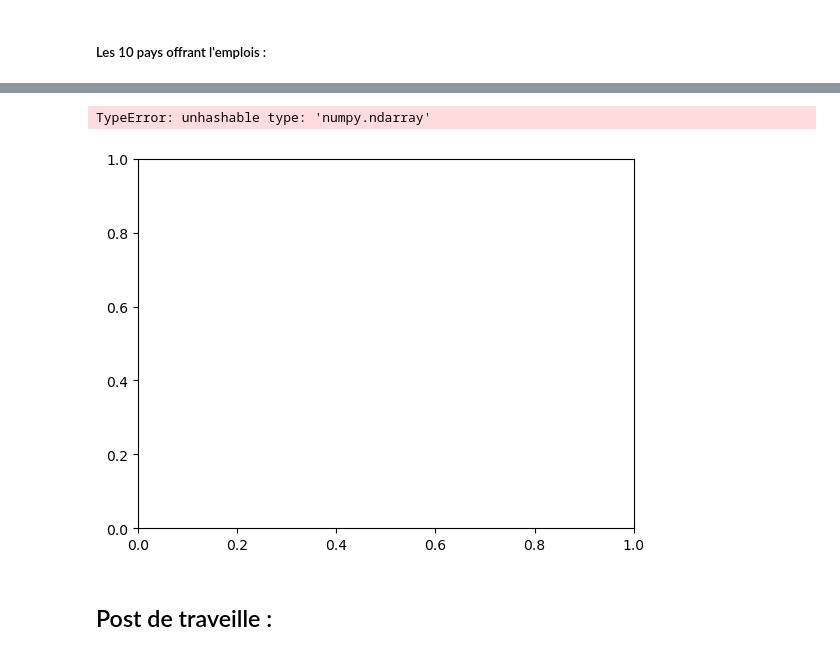
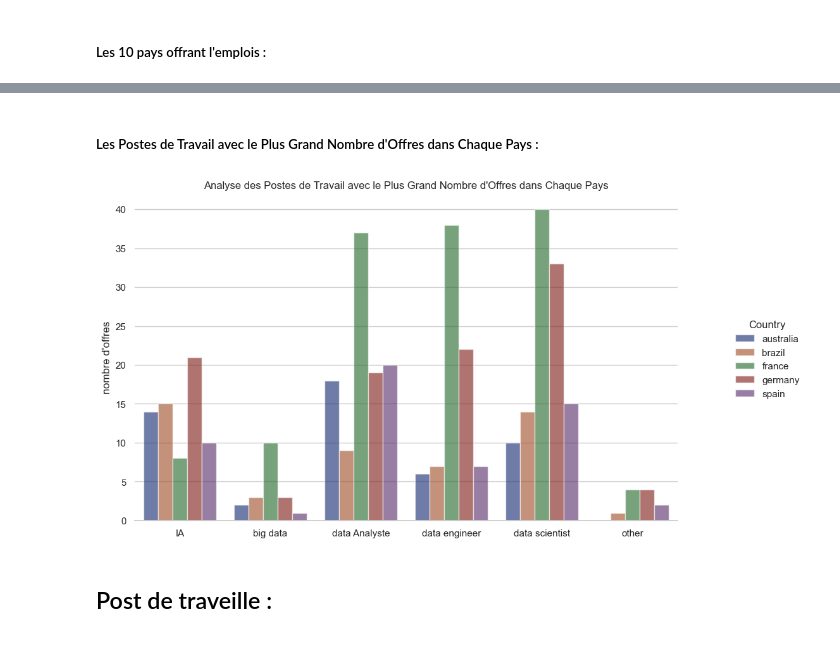
Before and after one commit to aminelfaquiri/Analyse_des_opportunites_demploi_Project, a Jupyter notebook: Analyse_des_opportunites_demploi.ipynb, the cells around one changed output, grey strips where cells are left out. Cells and saved outputs as stored; diff of their text form; code cells hidden in the pictures.

```diff
--- a/Analyse_des_opportunites_demploi.ipynb
+++ b/Analyse_des_opportunites_demploi.ipynb
@@ -698,30 +698,25 @@ job_role_counts
-# %%
-species = job_role_counts
-
-penguin_means = {
-    'ai' : ai,
-    'big_data' : big_data,
-    'data_Analyste' : data_analyste,
-    'data_Engineer' : data_engineer,
-    'data_Scientist' : data_scientist,
-}
-
-# create the bar chart for the  data
-
-fig, ax = plt.subplots()
-
-ax.bar(species, penguin_means.values())
-
-ax.set_xlabel('Species')
-
-ax.set_ylabel('Number of Penguins')
-
-ax.set_title('Number of Penguins by Species')
-
-plt.show()
-# %% [output]
-TypeError: unhashable type: 'numpy.ndarray'
-[figure, removed]
+# %% [markdown]
+##### Les Postes de Travail avec le Plus Grand Nombre d'Offres dans Chaque Pays :
+# %%
+filtered_df = Analyse_df[Analyse_df['Country'].isin(Top_Country.head().index)]
+
+job_role_counts = filtered_df.groupby(['Country', 'job role']).size().reset_index(name='count')
+
+sns.set_theme(style="whitegrid")
+
+g = sns.catplot(
+    data=job_role_counts, kind="bar",
+    x="job role", y="count", hue="Country",
+    errorbar="sd", palette="dark", alpha=.6, height=6
+)
+g.figure.set_size_inches(12, 6)
+
+g.despine(left=True)
+g.set_axis_labels("", "nombre d'offres")
+plt.title("Analyse des Postes de Travail avec le Plus Grand Nombre d'Offres dans Chaque Pays")
+plt.show()
+# %% [output]
+[figure, added]
 # %% [markdown]
 ## Post de traveille  :
 # %% [markdown]
```
Also changed, not shown: parts of 29 cells of this notebook.
